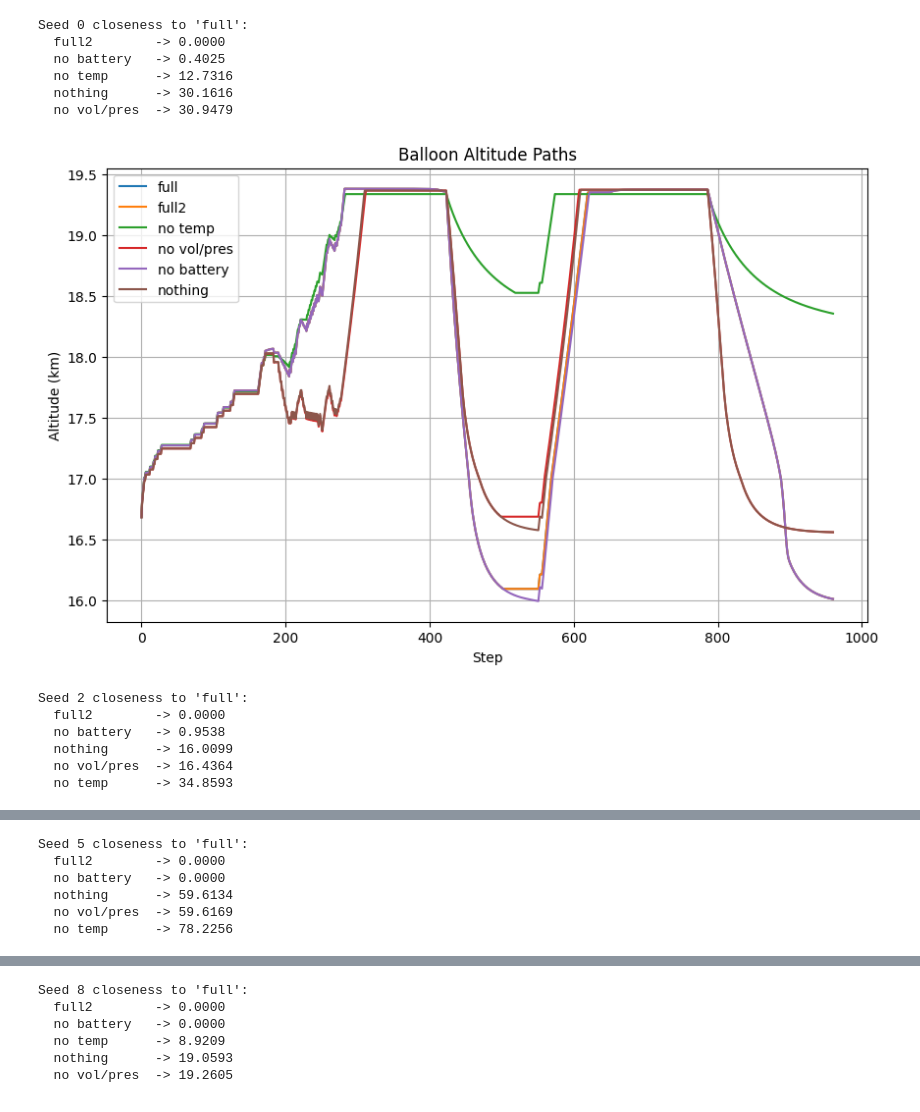
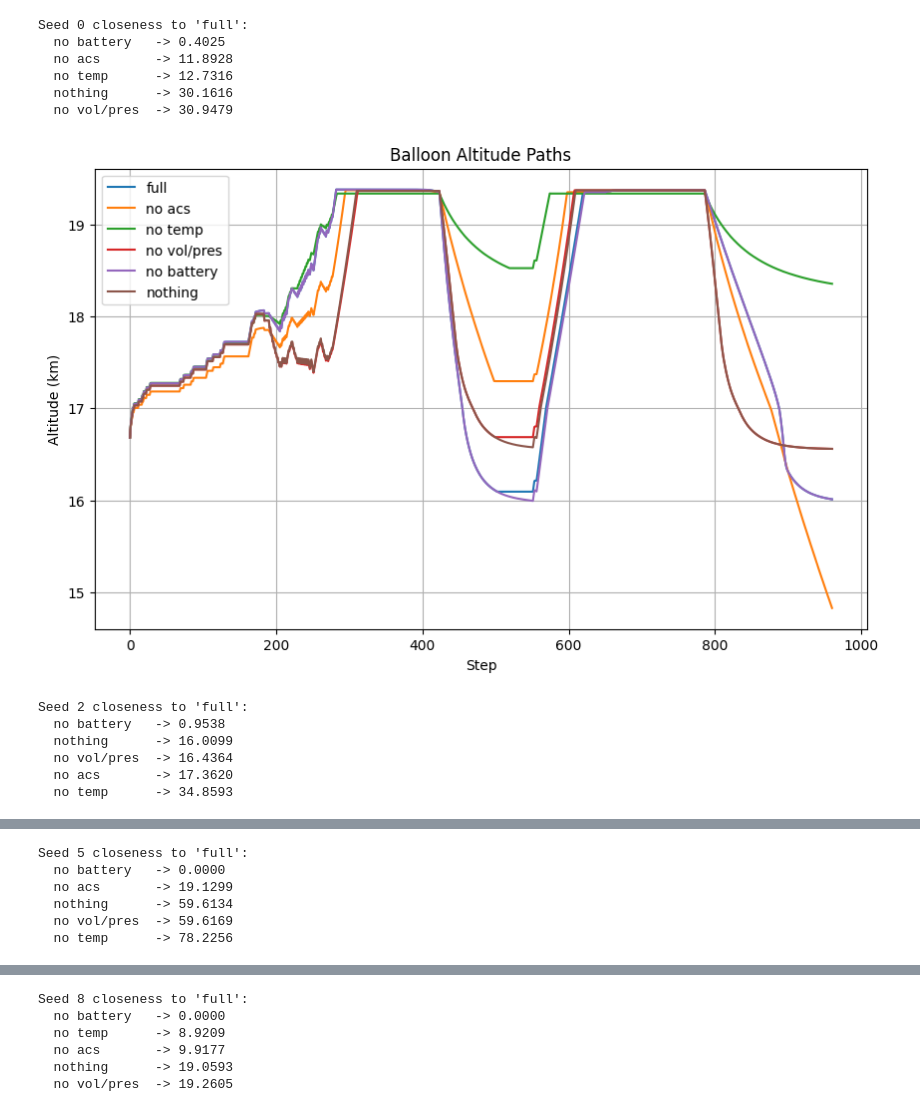
Before and after one commit to sdean-group/balloon-learning-environment, a Jupyter notebook: fidelity_tests.ipynb, the cells around one changed output, grey strips where cells are left out. Cells and saved outputs as stored; diff of their text form; code cells hidden in the pictures.

```diff
--- a/fidelity_tests.ipynb
+++ b/fidelity_tests.ipynb
@@ -85,12 +85,10 @@ def track_values(seed) -> Tracker:
     balloon: Balloon = Balloon(state)
 
     for action in plan:
+        acs_control = AltitudeControlCommand(action)
         balloon.simulate_step(no_wind, atmosphere, AltitudeControlCommand(action), dt.timedelta(seconds=180), dt.timedelta(seconds=10))
-        tracker.track_values([
-            ("internal_temperature", balloon.state.internal_temperature),
-            ("envelope_volume", balloon.state.envelope_volume),
-            ("mols_air", balloon.state.mols_air)
-        ])
+        tracker.track_value(acs_control.name + "_mass_flow", balloon.state.acs_mass_flow)
+        tracker.track_value(acs_control.name + "_power", balloon.state.acs_power.watts)
 
     return tracker
 # %%
@@ -146,12 +144,11 @@ for seed in plans.keys():
         seed,
         [
             ('full', Balloon),
-            ('full2', BalloonAblation.get_ablation(make_ablation(True, True, True))),
-            ('smooth acs', BalloonAblation.get_ablation(make_ablation(True, True, True, True))),
+            ('no acs', BalloonAblation.get_ablation(make_ablation(True, True, True, True))),
             ('no temp', BalloonAblation.get_ablation(make_ablation(False, True, True))),
             ('no vol/pres', BalloonAblation.get_ablation(make_ablation(True, False, True))),
             ('no battery', BalloonAblation.get_ablation(make_ablation(True, True, False))),
-            ('nothing', BalloonAblation.get_ablation(make_ablation(False, False, False)))
+            ('nothing', BalloonAblation.get_ablation(make_ablation(False, False, False, True)))
         ]
     )
 
@@ -187,13 +184,13 @@ for seed in plans.keys():
 Seed 0 closeness to 'full':
-  full2        -> 0.0000
   no battery   -> 0.4025
+  no acs       -> 11.8928
   no temp      -> 12.7316
   nothing      -> 30.1616
   no vol/pres  -> 30.9479
-[figure, old version]
+[figure, new version]
 Seed 2 closeness to 'full':
-  full2        -> 0.0000
   no battery   -> 0.9538
   nothing      -> 16.0099
   no vol/pres  -> 16.4364
+  no acs       -> 17.3620
   no temp      -> 34.8593
@@ -201,6 +198,6 @@ Seed 2 closeness to 'full':
 Seed 5 closeness to 'full':
-  full2        -> 0.0000
   no battery   -> 0.0000
+  no acs       -> 19.1299
   nothing      -> 59.6134
   no vol/pres  -> 59.6169
   no temp      -> 78.2256
@@ -208,6 +205,6 @@ Seed 5 closeness to 'full':
 Seed 8 closeness to 'full':
-  full2        -> 0.0000
   no battery   -> 0.0000
   no temp      -> 8.9209
+  no acs       -> 9.9177
   nothing      -> 19.0593
   no vol/pres  -> 19.2605
```
Also changed, not shown: parts of 2 cells of this notebook, 1 other file.
